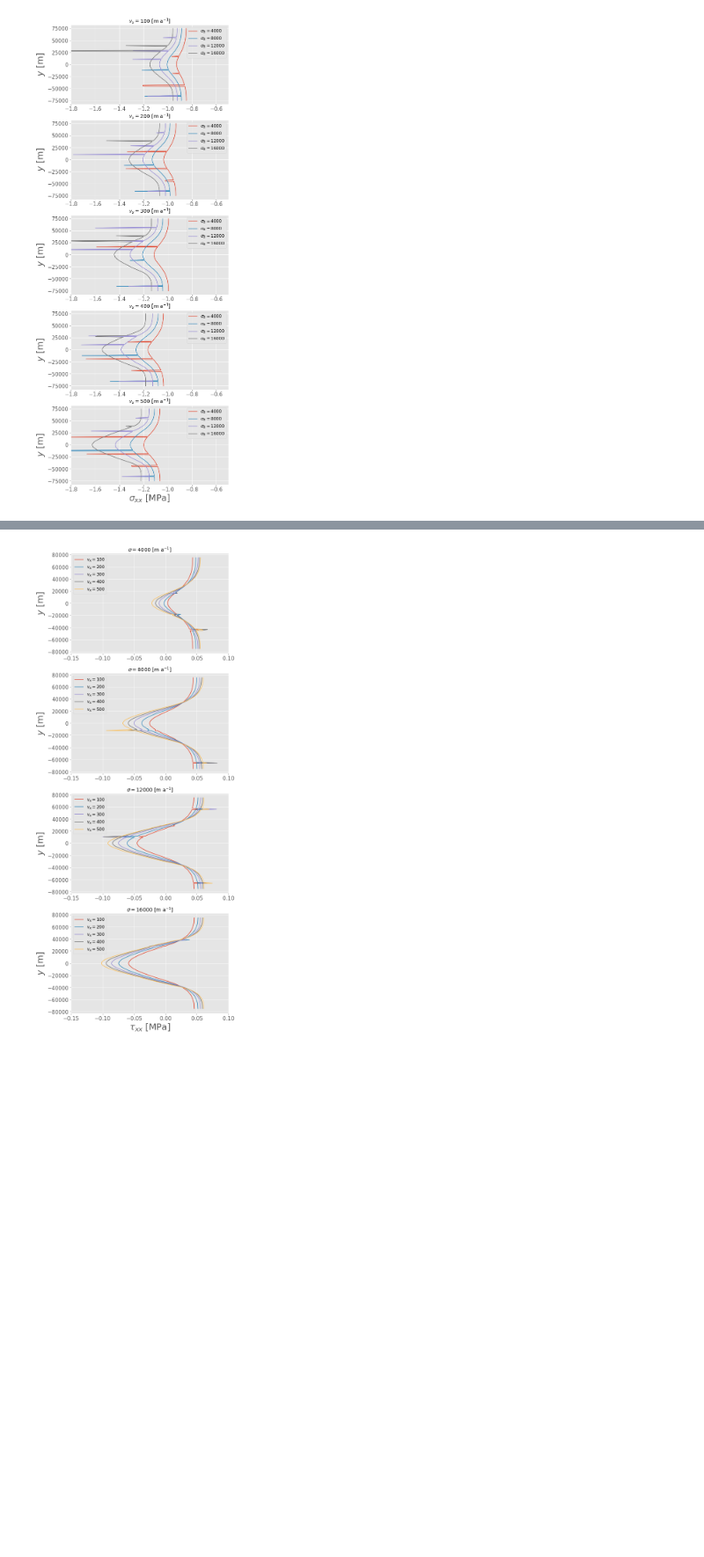
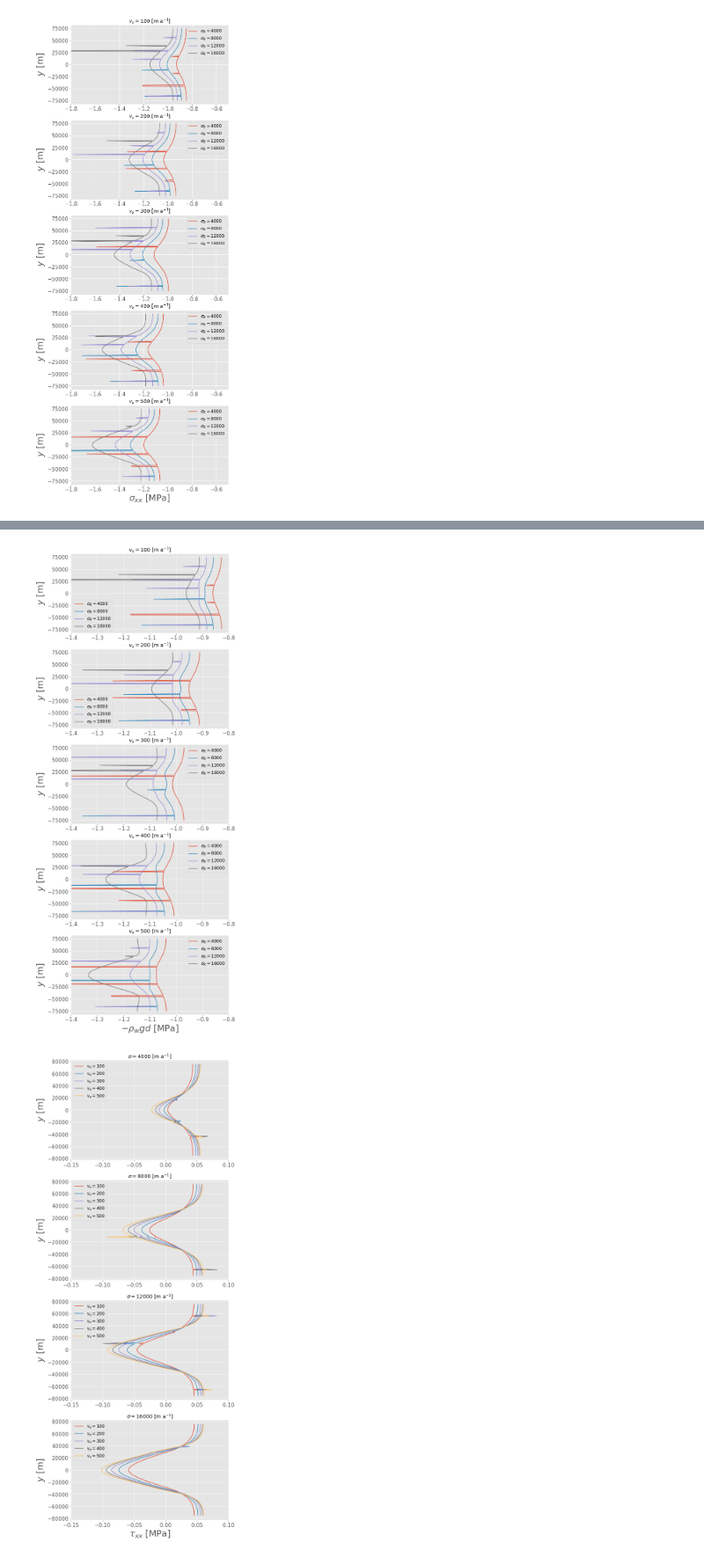
Before and after one commit to henryclara/ButtressingProject, a Jupyter notebook: Code/StressCalculationsUpdate.ipynb, the cells around one changed output, grey strips where cells are left out. Shown at 88% size. Drawn from its saved outputs; the diff is of its cells as text; code cells hidden in the pictures; blank space fills up the shorter version.

```diff
--- a/Code/StressCalculationsUpdate.ipynb
+++ b/Code/StressCalculationsUpdate.ipynb
@@ -173,3 +217,23 @@ fig.savefig('../Figures/stress1_hydp.jpg', format='jpg', dpi=700, bbox_inches =
+# %%
+# Plot the hystrostatic pressure
+
+fig, ax = plt.subplots(len(fluxes), 1, figsize=(8, 24))
+for i in range(len(fluxes)):
+    for j in range(len(sigmas)):
+        ax[i].plot(list(hydp['Flux' + str(fluxes[i]) + 'Sigma' + str(sigmas[j])].values()), \
+                   list(hydp['Flux' + str(fluxes[i]) + 'Sigma' + str(sigmas[j])].keys()),   \
+                       label='$\sigma_R = $' + str(sigmas[j]))
+
+for i in range(len(fluxes)):
+    ax[i].set_xlim([-1.4, -0.8])
+    ax[i].set_ylabel(r'$y$ [m]', size=25)
+    ax[i].tick_params(axis='both', which='major', labelsize=15)
+    ax[i].legend(fontsize='12')
+    ax[i].title.set_text(r'$v_x = $' + str(fluxes[i]) + ' [m a$^{-1}$]')
+ax[i].set_xlabel(r'$- \rho_w g d$ [MPa]', size=25)
+fig.savefig('../Figures/hydp.jpg', format='jpg', dpi=700, bbox_inches = "tight")
+# %% [output]
+[figure, added]
 # %%
 # Plot
 
```
Also changed, not shown: parts of 9 cells of this notebook, 1 other file.
